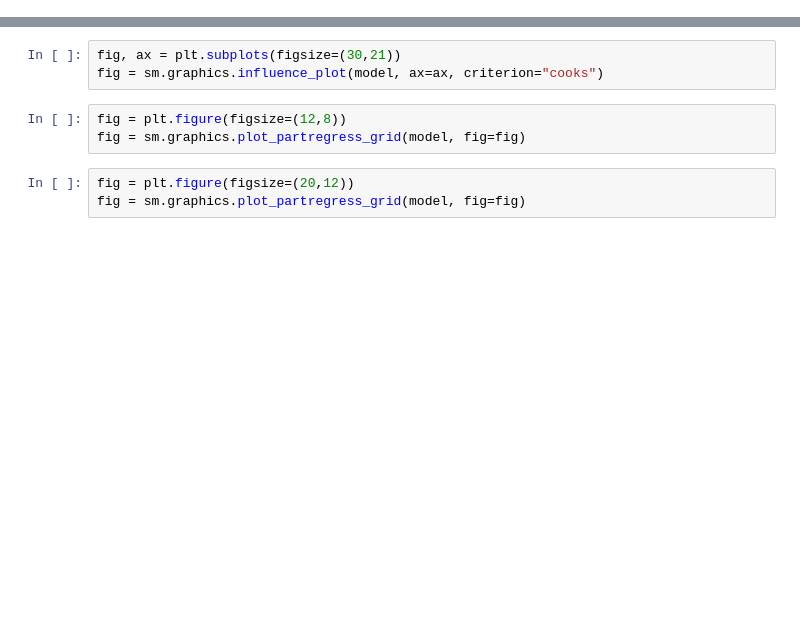
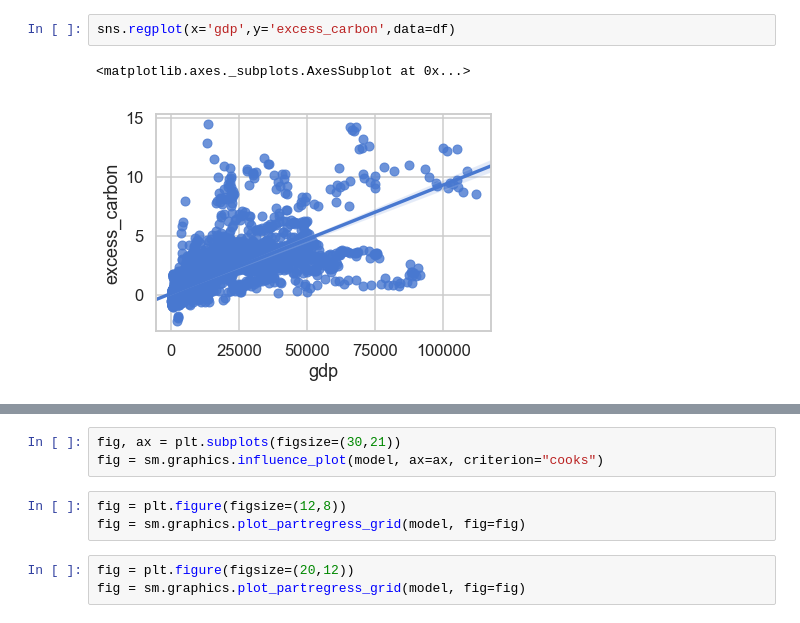
Before and after one commit to mackenziemitchell6/BigfootPrint, a Jupyter notebook: DataTransformations.ipynb, the cells around one changed output, grey strips where cells are left out. Drawn from its saved outputs; the diff is of its cells as text; blank space fills up the shorter version.

```diff
--- a/DataTransformations.ipynb
+++ b/DataTransformations.ipynb
@@ -46,0 +43,5 @@ df['percapfish']=df['fishing_ground']/df['population']
+# %%
+sns.regplot(x='gdp',y='excess_carbon',data=df)
+# %% [output]
+<matplotlib.axes._subplots.AxesSubplot at 0x...>
+[figure, added]
```
Also changed, not shown: parts of 26 cells of this notebook, 6 other files.
